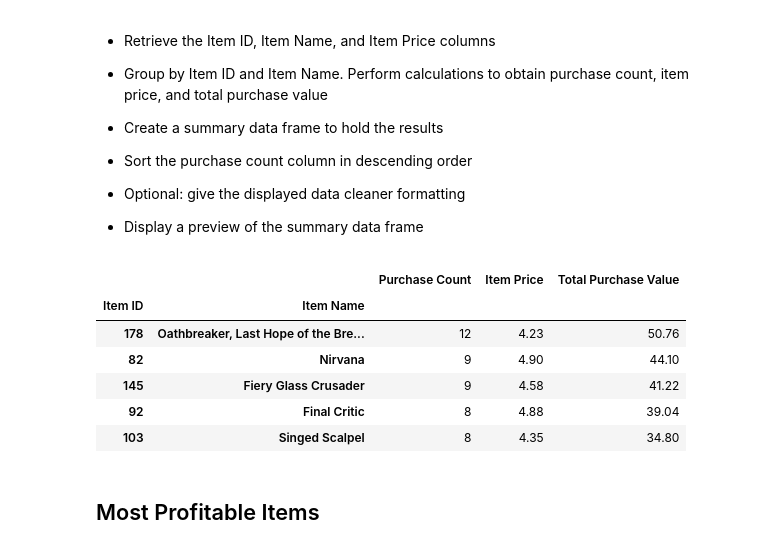
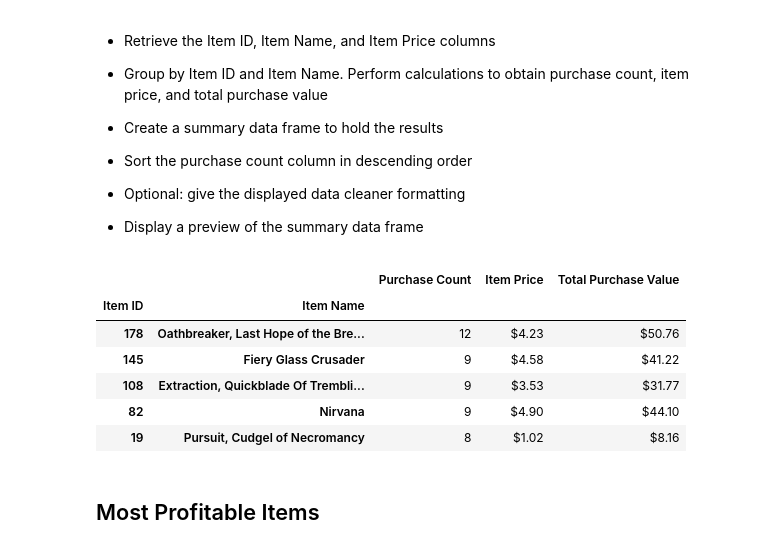
Before and after one commit to devereux44/pandas_HW, a Jupyter notebook: Panda's Homework_Terry Devereux.ipynb, the cells around one changed output. Drawn from its saved outputs; the diff is of its cells as text; code cells hidden in the pictures.

```diff
--- a/Panda's Homework_Terry Devereux.ipynb
+++ b/Panda's Homework_Terry Devereux.ipynb
@@ -334,34 +364,38 @@ sn_group_clean.head()
 # %%
 #get summary data
 itemid_group_count = purchase_data.groupby(["Item ID", "Item Name"]).count()
 itemid_group_sum = purchase_data.groupby(["Item ID", "Item Name"]).sum()
 
 #merge tables
 itemid_group_merge = pd.merge(itemid_group_count, itemid_group_sum, on=["Item ID", "Item Name"])
 
 #calculate price of individual items
 itemid_group_price = itemid_group_merge["Price_y"] / itemid_group_merge["Purchase ID_x"]
 
 #add fields, keep relevant, rename
 itemid_group_merge["Item Price"] = itemid_group_price
 
 itemid_group_clean = itemid_group_merge.loc[:, ["Purchase ID_x", "Item Price", "Price_y"]]
 
 itemid_group_clean = itemid_group_clean.rename(columns={"Purchase ID_x": "Purchase Count",
                                                "Price_y": "Total Purchase Value"})
 
 #sort descending
-itemid_group_clean = itemid_group_clean.sort_values("Total Purchase Value", ascending=False)
+itemid_group_clean_purchase_count = itemid_group_clean.sort_values("Purchase Count", ascending=False)
 
-itemid_group_clean.head()
+#Format $ values as $
+itemid_group_clean_purchase_count["Item Price"] = itemid_group_clean["Item Price"].astype(float).map("${:,.2f}".format)
+itemid_group_clean_purchase_count["Total Purchase Value"] = itemid_group_clean["Total Purchase Value"].astype(float).map("${:,.2f}".format)
+
+itemid_group_clean_purchase_count.head()
 # %% [output]
 |  |  | Purchase Count | Item Price | Total Purchase Value |
 | Item ID | Item Name |  |  |  |
-| 178 | Oathbreaker, Last Hope of the Bre... | 12 | 4.23 | 50.76 |
-| 82 | Nirvana | 9 | 4.90 | 44.10 |
-| 145 | Fiery Glass Crusader | 9 | 4.58 | 41.22 |
-| 92 | Final Critic | 8 | 4.88 | 39.04 |
-| 103 | Singed Scalpel | 8 | 4.35 | 34.80 |
+| 178 | Oathbreaker, Last Hope of the Bre... | 12 | $4.23 | $50.76 |
+| 145 | Fiery Glass Crusader | 9 | $4.58 | $41.22 |
+| 108 | Extraction, Quickblade Of Trembli... | 9 | $3.53 | $31.77 |
+| 82 | Nirvana | 9 | $4.90 | $44.10 |
+| 19 | Pursuit, Cudgel of Necromancy | 8 | $1.02 | $8.16 |
 # %% [markdown]
 ## Most Profitable Items
 # %% [markdown]
```
Also changed, not shown: parts of 8 cells of this notebook.
